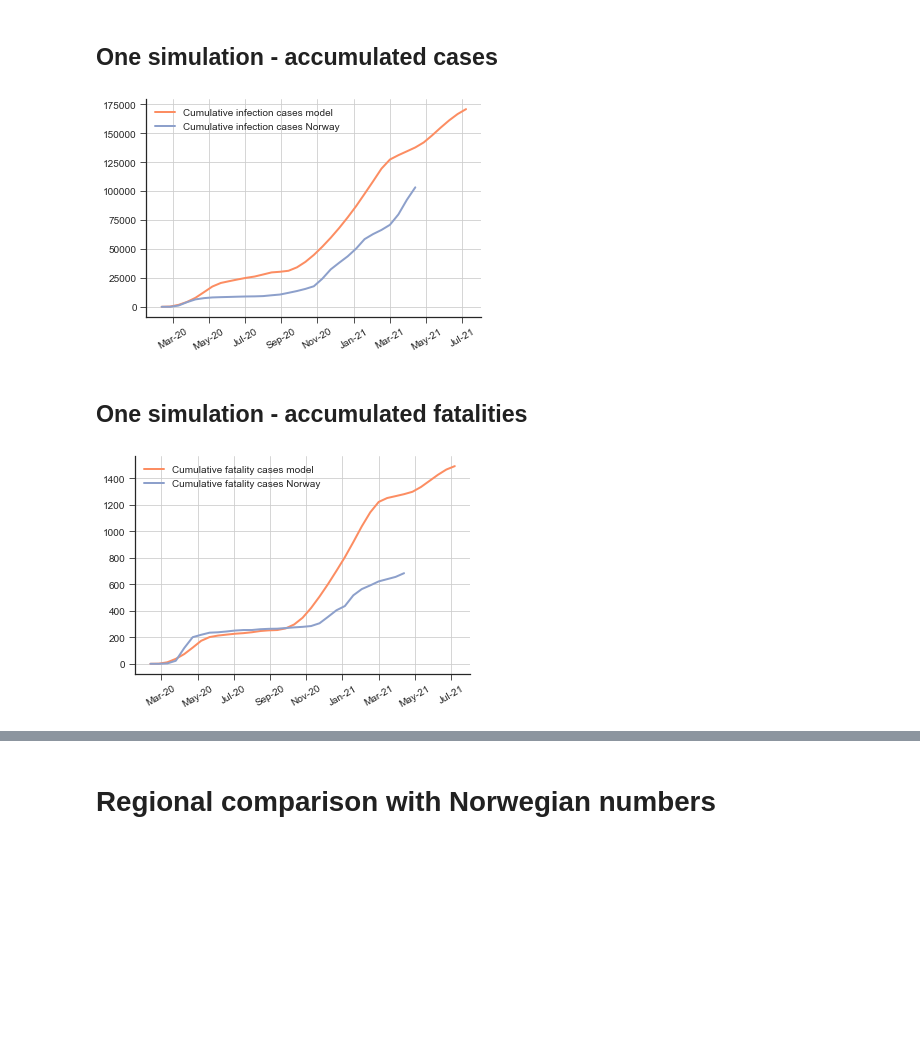
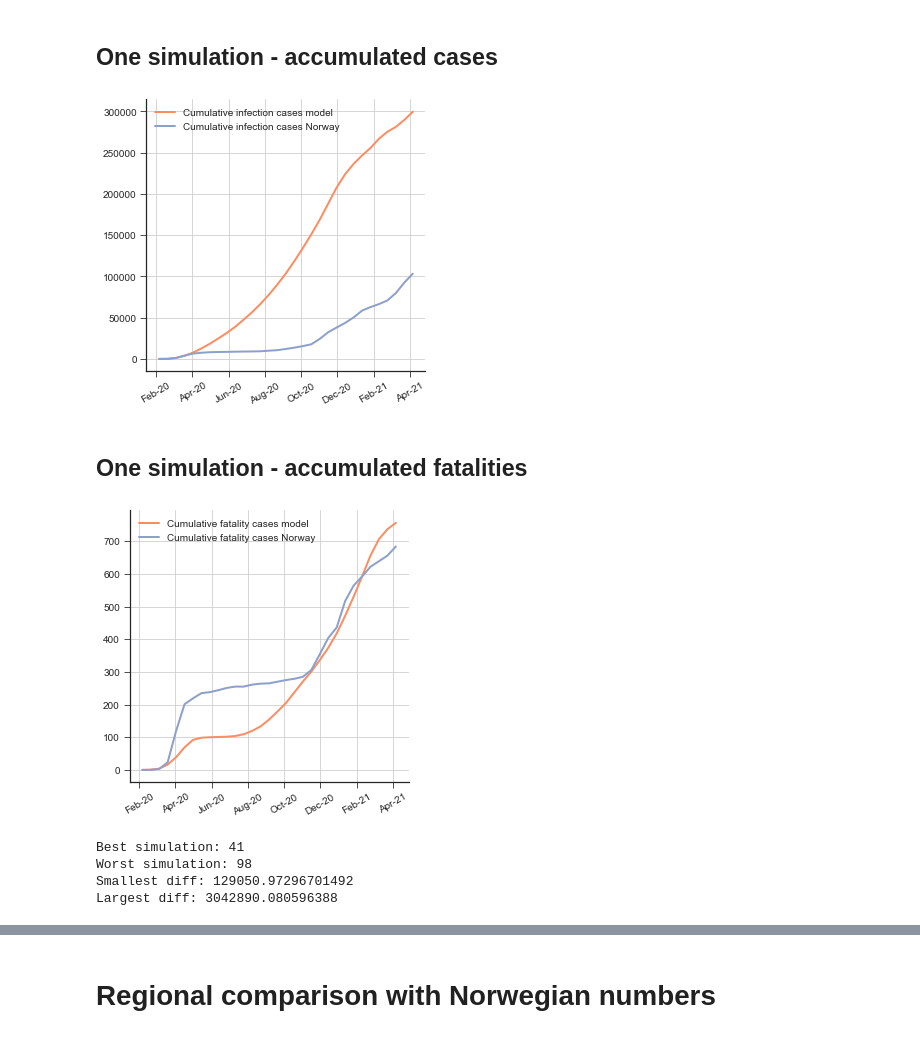
Before and after one commit to bendiknordeng/Epidemiologic-Strategies, a Jupyter notebook: notebooks/peder_computational_study.ipynb, the cells around one changed output, grey strips where cells are left out. Saved outputs shown, nothing was run; the diff lists cells and outputs as text; code cells hidden in the pictures; blank space fills up the shorter version.

Commit message:
Method to find the best and worst simulation
Method to find the best and worst simulation

```diff
--- a/notebooks/peder_computational_study.ipynb
+++ b/notebooks/peder_computational_study.ipynb
@@ -291,52 +291,52 @@ fig.savefig("../plots/computational_study/norwegian_numbers_comparison_objective
 # %% [markdown]
 ## One simulation - accumulated cases
 # %%
-policy = all_policies[0]
+policy = 'NIPH Policy'
 dates = all_data[policy][14]
 [deaths_mean_cumulative, u_percentile_deaths_cum, l_percentile_deaths_cum, infected_mean_cumulative, u_percentile_infected_cum, l_percentile_infected_cum , deaths_cumulative, infected_cumulative] = all_data[policy][17]
 
 plt.style.use('seaborn-ticks')
-restrict_to_real_data_length = False
+restrict_to_real_data_length = True
 max_weeks_real_data = int(62/2)
-sim = 2  # Good case:2, Bad case: 0
+sim = 98  # Best: 41, worst = 98
 
 
-fig, ax = plt.subplots(1)
+fig, ax = plt.subplots(1, figsize=(5,5))
 #ax.plot(dates, deaths_mean, lw=2, label='Deaths model', color='blue')
 if restrict_to_real_data_length:
     ax.plot(dates[:max_weeks_real_data], infected_cumulative[sim][:max_weeks_real_data], lw=2, label='Cumulative infection cases model', color=colors[color_1])
     ax.plot(dates[:max_weeks_real_data], df.cumulative_total_cases.to_numpy(dtype=int)[:max_weeks_real_data*14:14], lw=2, label='Cumulative infection cases Norway', color=colors[color_2])
 else:
     ax.plot(dates[:-1], infected_cumulative[sim][:-1], lw=2, label='Cumulative infection cases model', color=colors[color_1])
     ax.plot(dates[:max_weeks_real_data], df.cumulative_total_cases.to_numpy(dtype=int)[:max_weeks_real_data*14:14], lw=2, label='Cumulative infection cases Norway', color=colors[color_2])
 
 #ax.set_title(r'Cumulative and new infected per week')
 ax.legend(loc='upper left')
 # Format the date into months & days
 plt.gca().xaxis.set_major_formatter(mdates.DateFormatter('%b-%y'))
 # Change the tick interval
 plt.gca().xaxis.set_major_locator(mdates.DayLocator(interval=60))
 # Puts x-axis labels on an angle
 plt.gca().xaxis.set_tick_params(rotation =30)
 ax.spines['right'].set_visible(False)
 ax.spines['top'].set_visible(False)
 ax.grid()
-fig.savefig("../plots/computational_study/norwegian_numbers_comparison_objective/good_match_cases.png", bbox_inches='tight', dpi=150)
+fig.savefig("../plots/computational_study/norwegian_numbers_comparison_objective/bad_match_cases.png", bbox_inches='tight', dpi=150)
 # %% [output]
-[figure, old version]
+[figure, new version]
 # %% [markdown]
 ## One simulation - accumulated fatalities
 # %%
-policy = all_policies[0]
+policy = 'NIPH Policy'
 dates = all_data[policy][14]
 [deaths_mean_cumulative, u_percentile_deaths_cum, l_percentile_deaths_cum, infected_mean_cumulative, u_percentile_infected_cum, l_percentile_infected_cum , deaths_cumulative, infected_cumulative] = all_data[policy][17]
 
 plt.style.use('seaborn-ticks')
-restrict_to_real_data_length = False
+restrict_to_real_data_length = True
 max_weeks_real_data = int(62/2)
-simulation = 2
+simulation = 41 # Best: 328, worst = 98
 
-fig, ax = plt.subplots(1)
+fig, ax = plt.subplots(1, figsize=(5,5))
 if restrict_to_real_data_length:
     ax.plot(dates[:max_weeks_real_data], deaths_cumulative[simulation][:max_weeks_real_data], lw=2, label='Cumulative fatality cases model', color=colors[color_1])
     ax.plot(dates[:max_weeks_real_data], df.cumulative_total_deaths.to_numpy(dtype=int)[:max_weeks_real_data*14:14], lw=2, label='Cumulative fatality cases Norway', color=colors[color_2])
@@ -357,4 +357,37 @@ ax.spines['top'].set_visible(False)
 ax.grid()
 fig.savefig("../plots/computational_study/norwegian_numbers_comparison_objective/good_match_deaths.png", bbox_inches='tight', dpi=150)
 # %% [output]
-[figure, old version]
+[figure, new version]
+# %%
+# Find best and worst sim infections - CASES
+policy = 'NIPH Policy'
+[deaths_mean_cumulative, u_percentile_deaths_cum, l_percentile_deaths_cum, infected_mean_cumulative, u_percentile_infected_cum, l_percentile_infected_cum , deaths_cumulative, infected_cumulative] = all_data[policy][17]
+
+b = df.cumulative_total_cases.to_numpy(dtype=int)[:max_weeks_real_data*14:14]
+
+best_sim = 0
+worst_sim = 0
+
+largest_diff = - float('inf')
+smallest_diff = float('inf')
+
+for i in range(infected_cumulative.shape[0]):
+    c = infected_cumulative[i][:max_weeks_real_data]
+
+    diff_sum = np.sum(np.abs(b-c))
+    if diff_sum >  largest_diff:
+        largest_diff = diff_sum
+        worst_sim = i
+    if diff_sum <  smallest_diff:
+        smallest_diff = diff_sum
+        best_sim = i
+
+print(f'Best simulation: {best_sim}')
+print(f'Worst simulation: {worst_sim}')
+print(f'Smallest diff: {smallest_diff}')
+print(f'Largest diff: {largest_diff}')
+# %% [output]
+Best simulation: 41
+Worst simulation: 98
+Smallest diff: 129050.97296701492
+Largest diff: 3042890.080596388
```
Also changed, not shown: parts of 4 cells of this notebook.
